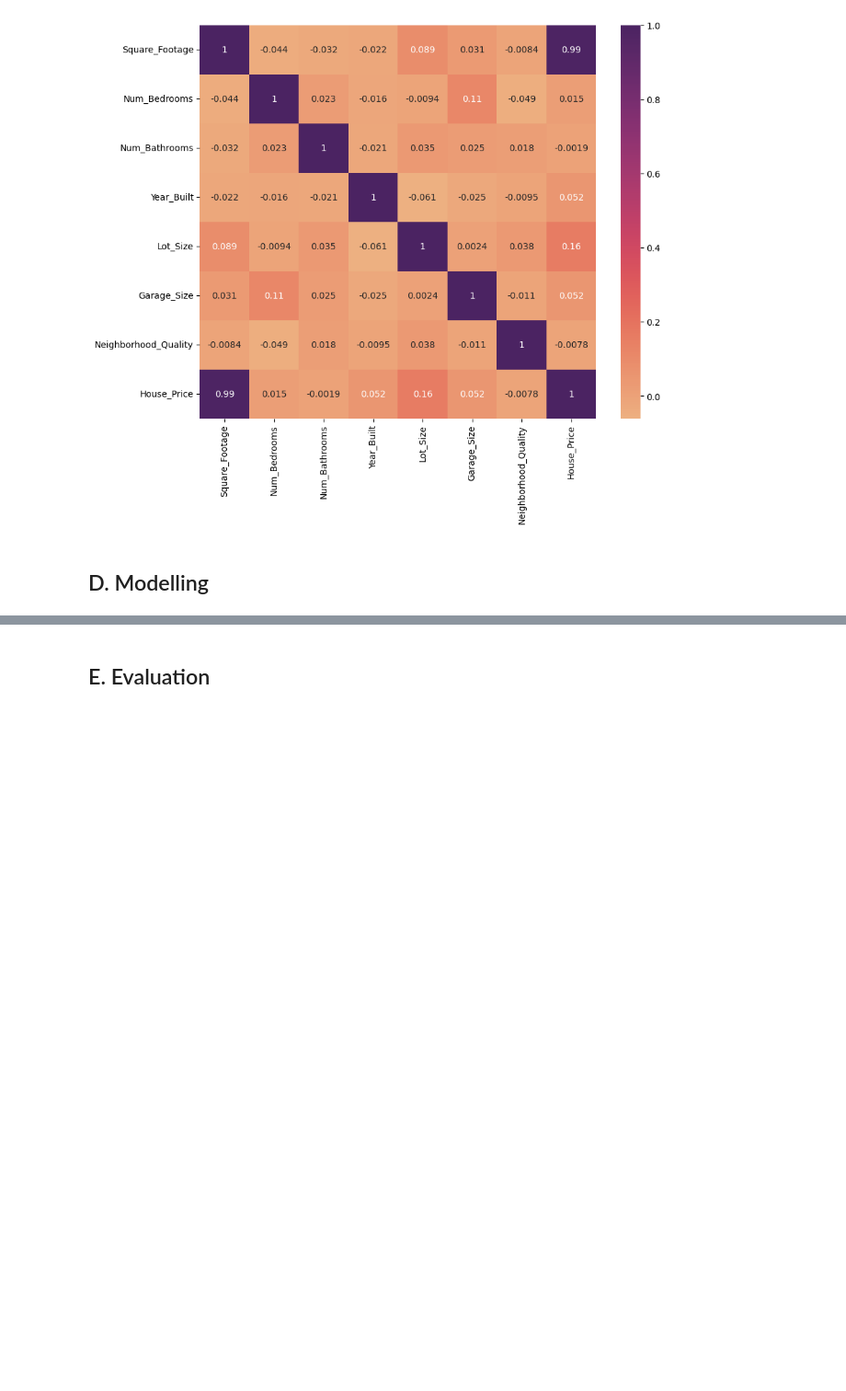
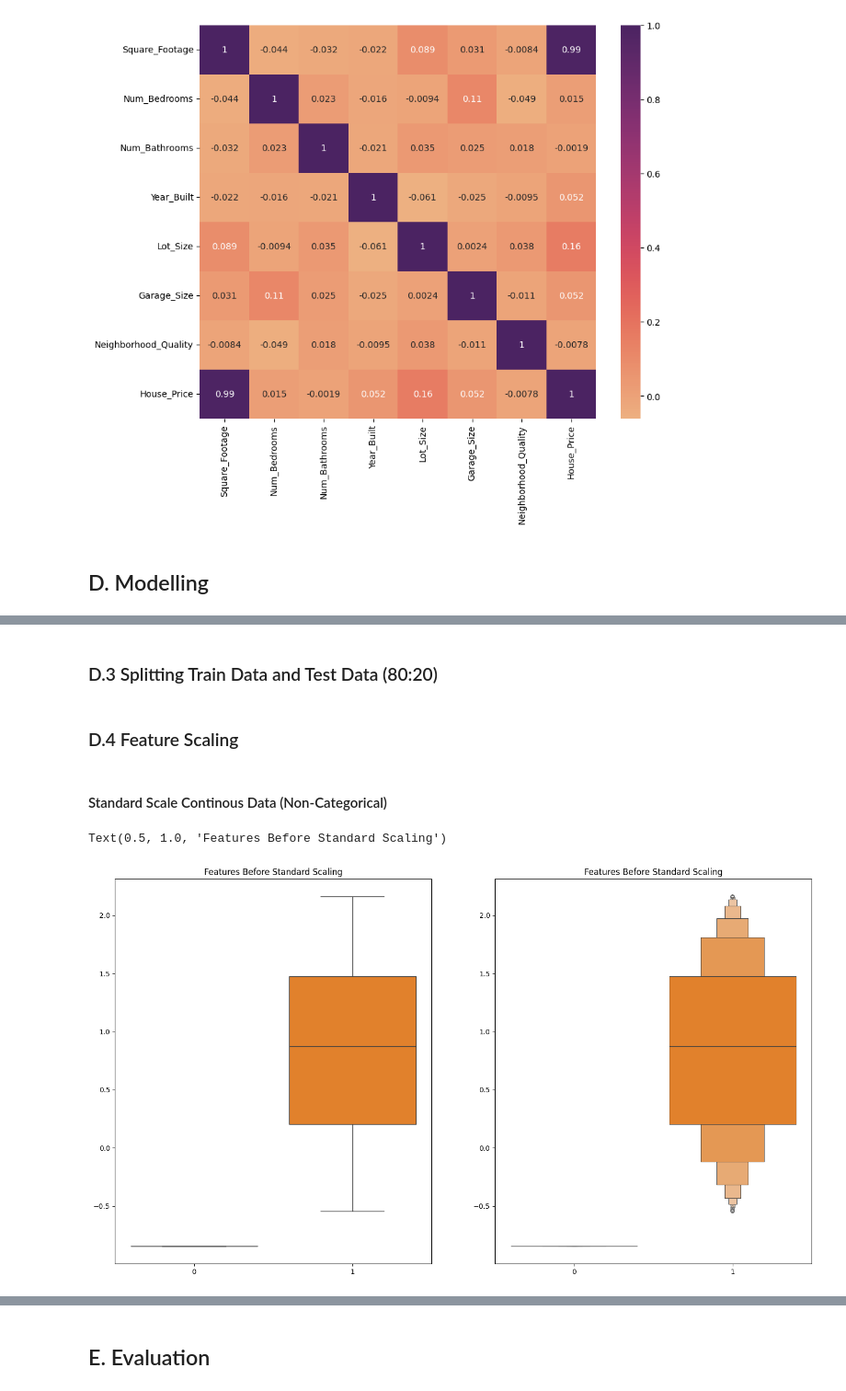
Before and after one commit to HablSank/1Day-1Dataset_MachineLearningProject, a Jupyter notebook: Day-8/Simple Linear Regression (House Price)/house_price.ipynb, the cells around one changed output, grey strips where cells are left out. Shown at 92% size. Drawn from its saved outputs; the diff is of its cells as text; code cells hidden in the pictures; blank space fills up the shorter version.

```diff
--- a/Day-8/Simple Linear Regression (House Price)/house_price.ipynb
+++ b/Day-8/Simple Linear Regression (House Price)/house_price.ipynb
@@ -204,0 +207,3 @@ plt.show()
+# %%
+X_data = df_clean[['Square_Footage']]
+y_data = df_clean[['House_Price']]
@@ -204,0 +212,36 @@ plt.show()
+# %%
+# Adding '1' Bias to every X Data
+ones = np.ones((len(X_data), 1))
+X_matrix = np.concatenate((ones, X_data), axis=1)
+# %% [markdown]
+### D.3 Splitting Train Data and Test Data (80:20)
+# %%
+# 1. Shuffle Data
+np.random.seed(42)
+indices = np.random.permutation(len(X_matrix))
+
+# 2. Train & Test Length
+test_size = int(len(X_matrix) * 0.2)
+
+# 3. Splitting Index
+test_idx = indices[:test_size]
+train_idx = indices[test_size:]
+
+# 4. Making X & y Variables
+X_train, X_test = X_matrix[train_idx], X_matrix[test_idx]
+y_train, y_test = y_data[train_idx], y_data[test_idx]
+# %% [markdown]
+### D.4 Feature Scaling
+# %% [markdown]
+#### Standard Scale Continous Data (Non-Categorical)
+# %%
+fig, axes = plt.subplots(1, 2, figsize=(18, 10))
+
+sns.boxplot(X_train, ax=axes[0])
+axes[0].set_title("Features Before Standard Scaling")
+
+sns.boxenplot(X_train, ax=axes[1])
+axes[1].set_title("Features Before Standard Scaling")
+# %% [output]
+Text(0.5, 1.0, 'Features Before Standard Scaling')
+[figure, added]
```
Also changed, not shown: parts of 11 cells of this notebook.
